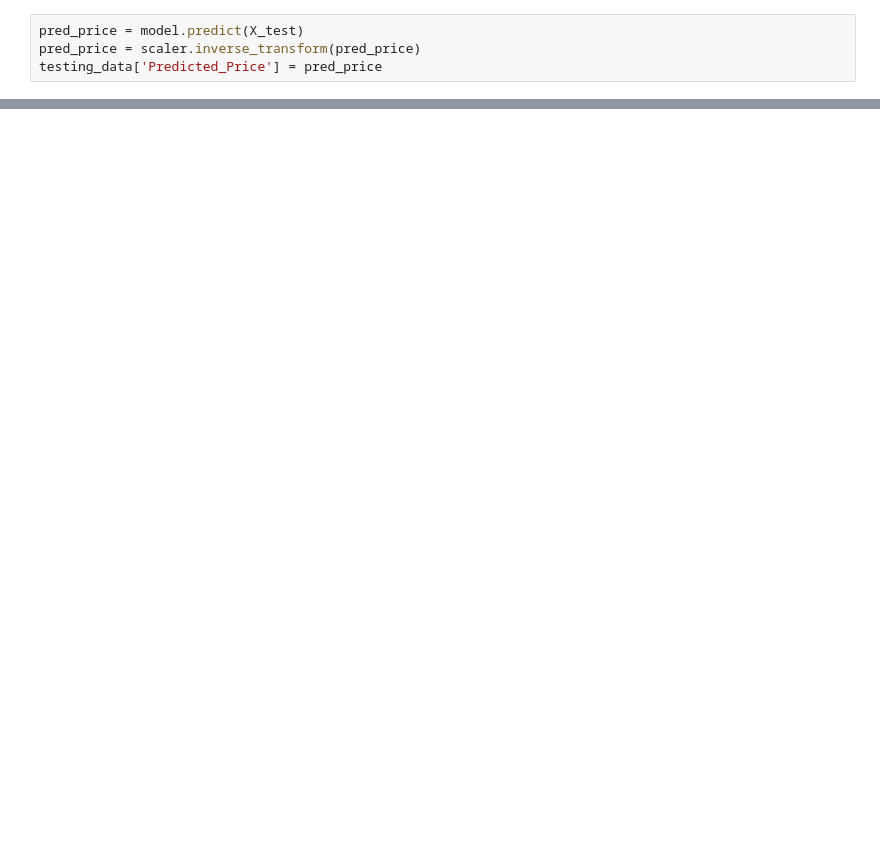
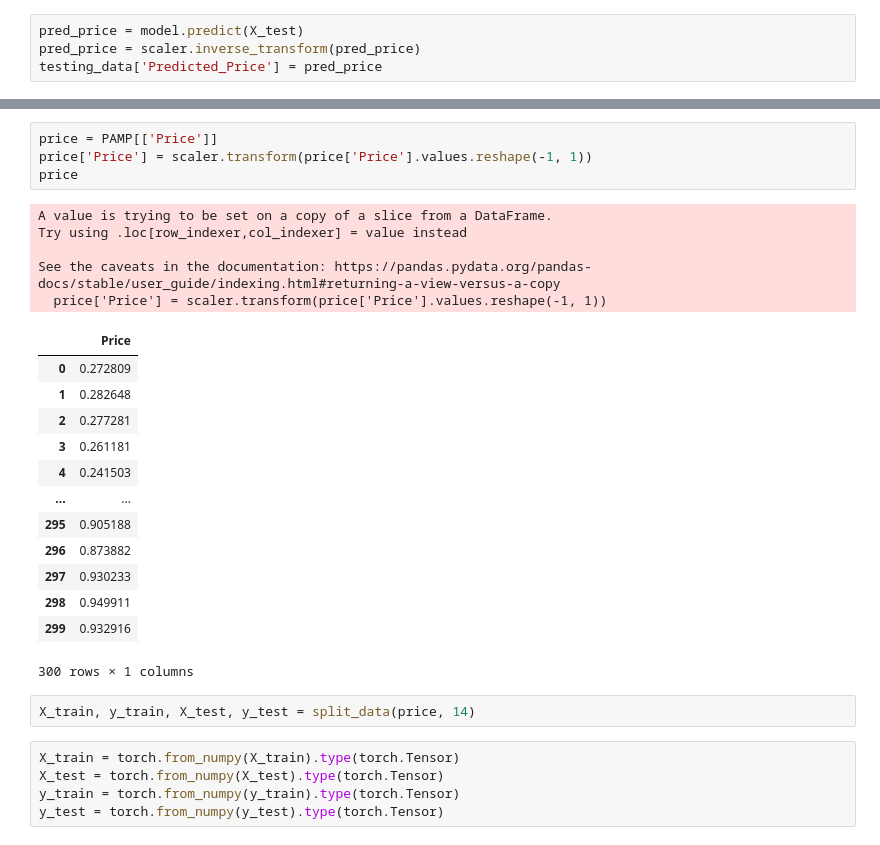
Before and after one commit to c-woo/Value-Investor, a Jupyter notebook: Untitled.ipynb, the cells around one changed output, grey strips where cells are left out. Saved outputs shown, nothing was run; the diff lists cells and outputs as text; blank space fills up the shorter version.

```diff
--- a/Untitled.ipynb
+++ b/Untitled.ipynb
@@ -246,0 +273,30 @@ plt.show()
+# %%
+price = PAMP[['Price']]
+price['Price'] = scaler.transform(price['Price'].values.reshape(-1, 1))
+price
+# %% [output]
+A value is trying to be set on a copy of a slice from a DataFrame.
+Try using .loc[row_indexer,col_indexer] = value instead
+
+See the caveats in the documentation: https://pandas.pydata.org/pandas-docs/stable/user_guide/indexing.html#returning-a-view-versus-a-copy
+  price['Price'] = scaler.transform(price['Price'].values.reshape(-1, 1))
+|  | Price |
+| 0 | 0.272809 |
+| 1 | 0.282648 |
+| 2 | 0.277281 |
+| 3 | 0.261181 |
+| 4 | 0.241503 |
+| ... | ... |
+| 295 | 0.905188 |
+| 296 | 0.873882 |
+| 297 | 0.930233 |
+| 298 | 0.949911 |
+| 299 | 0.932916 |
+300 rows × 1 columns
+# %%
+X_train, y_train, X_test, y_test = split_data(price, 14)
+# %%
+X_train = torch.from_numpy(X_train).type(torch.Tensor)
+X_test = torch.from_numpy(X_test).type(torch.Tensor)
+y_train = torch.from_numpy(y_train).type(torch.Tensor)
+y_test = torch.from_numpy(y_test).type(torch.Tensor)
```
Also changed, not shown: parts of 17 cells of this notebook.
